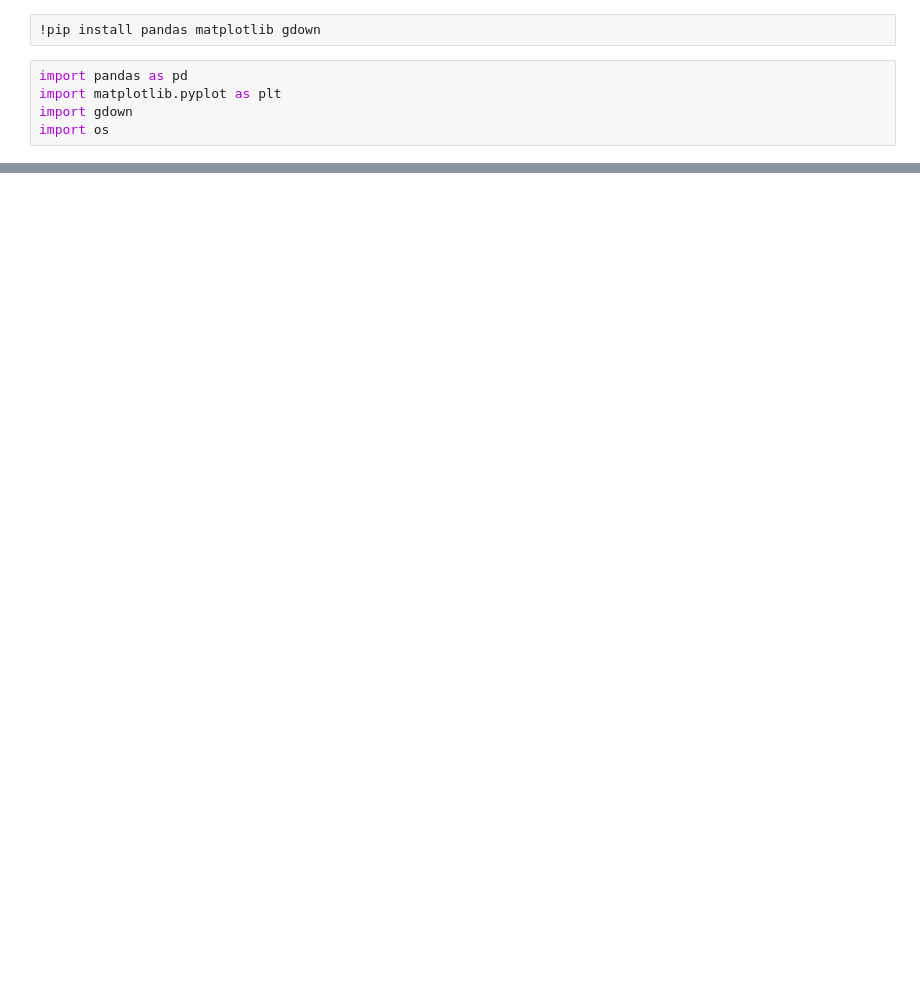
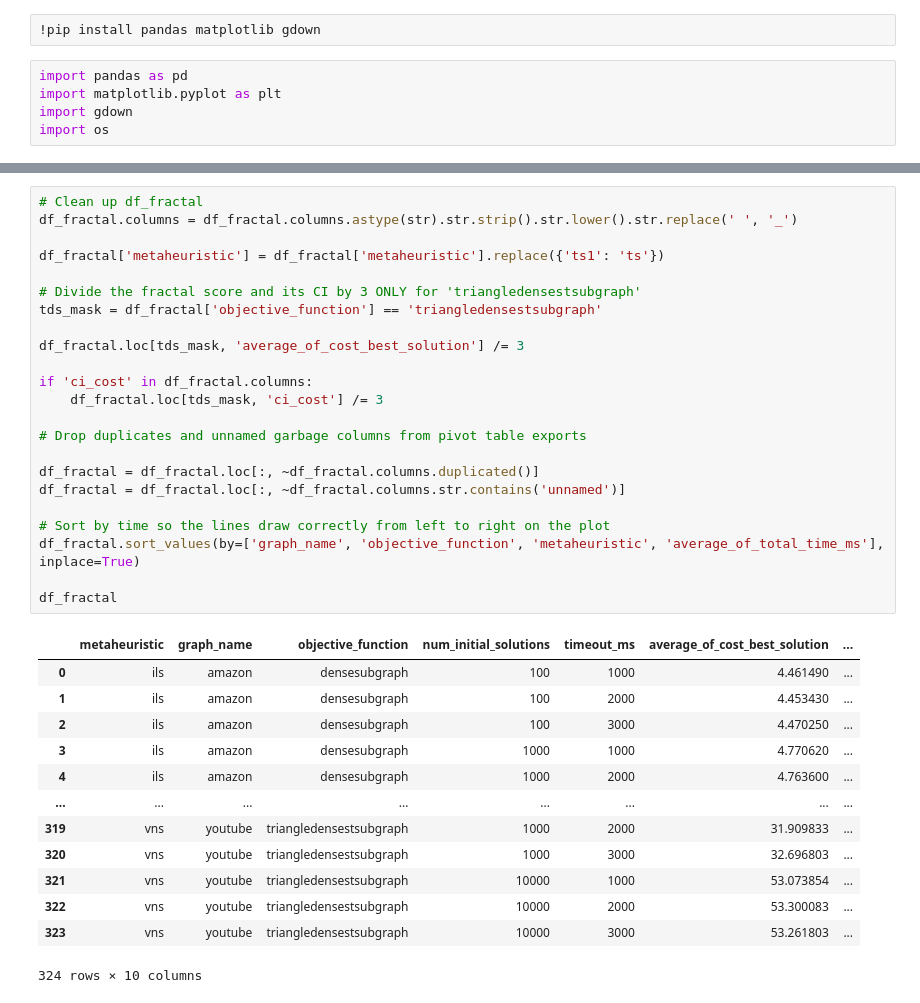
Before and after one commit to dcc-ufla-graph-mining/fractal, a Jupyter notebook: plots/CCPE_Plots/quality_runtime_pareto_plot.ipynb, the cells around one changed output, grey strips where cells are left out. Drawn from its saved outputs; the diff is of its cells as text; blank space fills up the shorter version.

Commit message:
Update pareto plots

```diff
--- a/plots/CCPE_Plots/quality_runtime_pareto_plot.ipynb
+++ b/plots/CCPE_Plots/quality_runtime_pareto_plot.ipynb
@@ -30,0 +85,37 @@ To: /home/diogoocv/IdeaProjects/fractal/plots/CCPE_Plots/fractal_data.csv
+# %%
+# Clean up df_fractal
+df_fractal.columns = df_fractal.columns.astype(str).str.strip().str.lower().str.replace(' ', '_')
+
+df_fractal['metaheuristic'] = df_fractal['metaheuristic'].replace({'ts1': 'ts'})
+
+# Divide the fractal score and its CI by 3 ONLY for 'triangledensestsubgraph'
+tds_mask = df_fractal['objective_function'] == 'triangledensestsubgraph'
+
+df_fractal.loc[tds_mask, 'average_of_cost_best_solution'] /= 3
+
+if 'ci_cost' in df_fractal.columns:
+    df_fractal.loc[tds_mask, 'ci_cost'] /= 3
+
+# Drop duplicates and unnamed garbage columns from pivot table exports
+
+df_fractal = df_fractal.loc[:, ~df_fractal.columns.duplicated()]
+df_fractal = df_fractal.loc[:, ~df_fractal.columns.str.contains('unnamed')]
+
+# Sort by time so the lines draw correctly from left to right on the plot
+df_fractal.sort_values(by=['graph_name', 'objective_function', 'metaheuristic', 'average_of_total_time_ms'], inplace=True)
+
+df_fractal
+# %% [output]
+|  | metaheuristic | graph_name | objective_function | num_initial_solutions | timeout_ms | average_of_cost_best_solution | ... |
+| 0 | ils | amazon | densesubgraph | 100 | 1000 | 4.461490 | ... |
+| 1 | ils | amazon | densesubgraph | 100 | 2000 | 4.453430 | ... |
+| 2 | ils | amazon | densesubgraph | 100 | 3000 | 4.470250 | ... |
+| 3 | ils | amazon | densesubgraph | 1000 | 1000 | 4.770620 | ... |
+| 4 | ils | amazon | densesubgraph | 1000 | 2000 | 4.763600 | ... |
+| ... | ... | ... | ... | ... | ... | ... | ... |
+| 319 | vns | youtube | triangledensestsubgraph | 1000 | 2000 | 31.909833 | ... |
+| 320 | vns | youtube | triangledensestsubgraph | 1000 | 3000 | 32.696803 | ... |
+| 321 | vns | youtube | triangledensestsubgraph | 10000 | 1000 | 53.073854 | ... |
+| 322 | vns | youtube | triangledensestsubgraph | 10000 | 2000 | 53.300083 | ... |
+| 323 | vns | youtube | triangledensestsubgraph | 10000 | 3000 | 53.261803 | ... |
+324 rows × 10 columns
```
Also changed, not shown: parts of 6 cells of this notebook, 41 other files.
